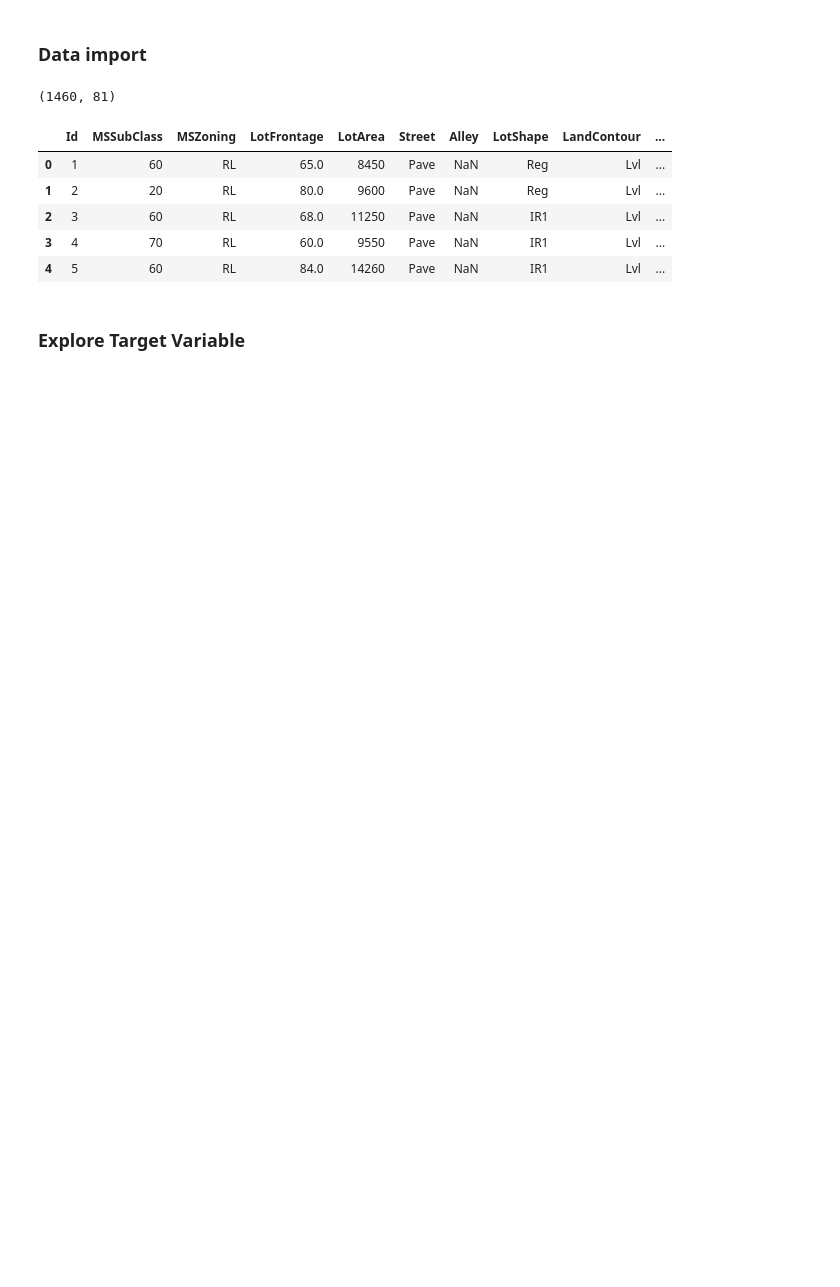
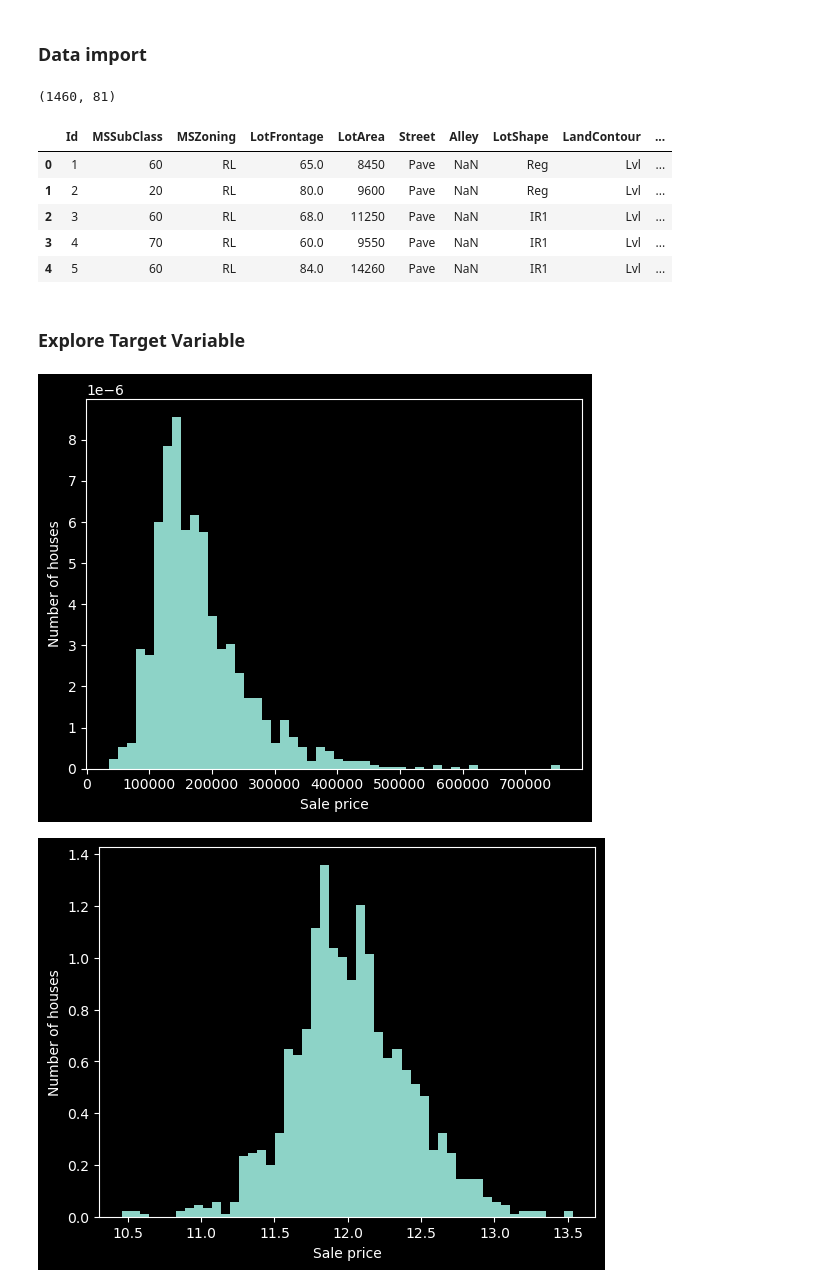
Before and after one commit to schouten-pepijn/Deployment_ML_Model, a Jupyter notebook: Own_Materials/Own_Code/Section_4/demo_Machine_Learning_Pipeline.ipynb, the cells around one changed output. Drawn from its saved outputs; the diff is of its cells as text; code cells hidden in the pictures; blank space fills up the shorter version.

Commit message:
target variable

```diff
--- a/Own_Materials/Own_Code/Section_4/demo_Machine_Learning_Pipeline.ipynb
+++ b/Own_Materials/Own_Code/Section_4/demo_Machine_Learning_Pipeline.ipynb
@@ -8,6 +8,7 @@ import seaborn as sns
 
 import scipy.stats as stats
 
+plt.style.use("dark_background")
 pd.pandas.set_option("display.max_columns", None)
 # %% [markdown]
 ### Data import
@@ -28,3 +29,20 @@ data.head()
 data = data.drop("Id", axis=1)
 # %% [markdown]
 ### Explore Target Variable
+# %%
+# target histogram
+plt.figure()
+plt.hist(data["SalePrice"], bins=50, density=True)
+plt.ylabel("Number of houses")
+plt.xlabel("Sale price")
+plt.show()
+
+# logaritmic target histogram
+plt.figure()
+plt.hist(np.log(data["SalePrice"]), bins=50, density=True)
+plt.ylabel("Number of houses (log)")
+plt.xlabel("Sale price")
+plt.show()
+# %% [output]
+[figure, added]
+[figure, added]
```
